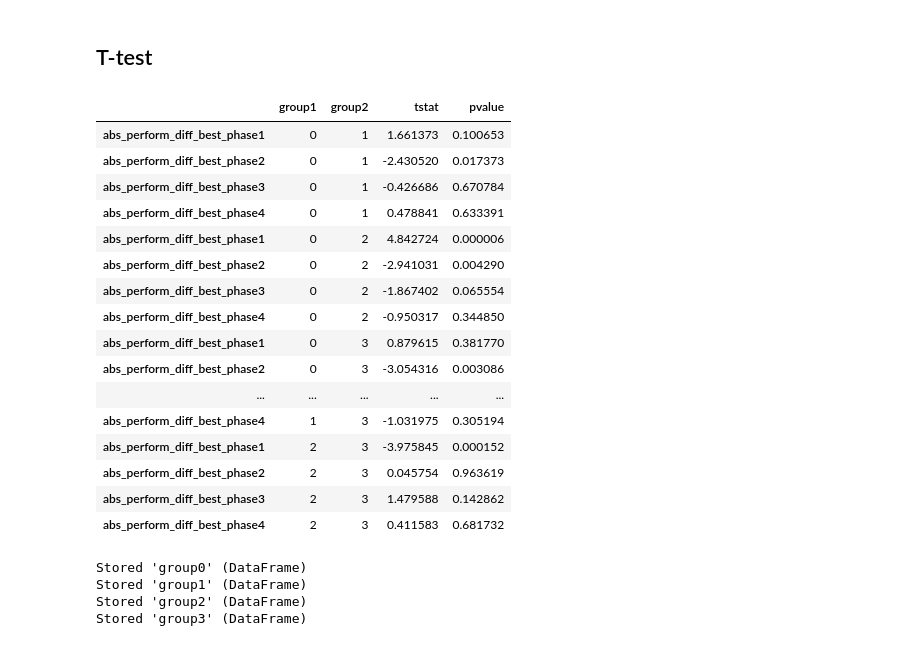
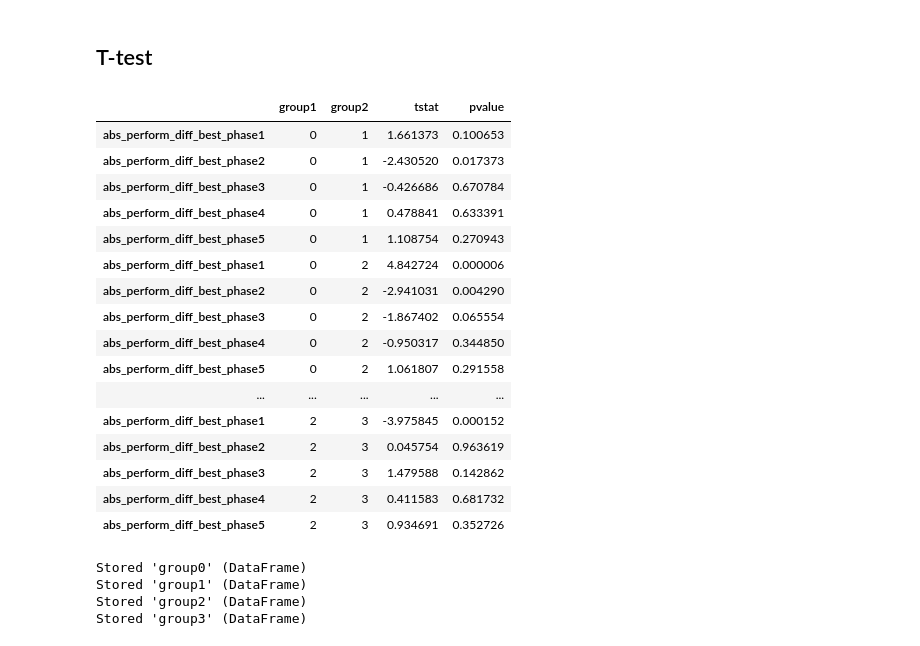
Before and after one commit to ironhacks/spring-2017-analysis, a Jupyter notebook: spring-2017/script/analysis/8-Distance-From-Best-Performance.ipynb, the cells around one changed output. Cells and saved outputs as stored; diff of their text form; code cells hidden in the pictures.

```diff
--- a/spring-2017/script/analysis/8-Distance-From-Best-Performance.ipynb
+++ b/spring-2017/script/analysis/8-Distance-From-Best-Performance.ipynb
@@ -68,6 +68,14 @@ bogota_final['perform_diff_best_phase1'] = bogota_final['total-phase1'] - bogota
 bogota_final['perform_diff_best_phase2'] = bogota_final['total-phase2'] - bogota_final['total-max-phase2']
 bogota_final['perform_diff_best_phase3'] = bogota_final['total-phase3'] - bogota_final['total-max-phase3']
 bogota_final['perform_diff_best_phase4'] = bogota_final['total-phase4'] - bogota_final['total-max-phase4']
+bogota_final['perform_diff_best_phase5'] = bogota_final['total-phase5'] - bogota_final['total-max-phase5']
+
+
+bogota_final = bogota_final[bogota_final['perform_diff_best_phase1'] != bogota_final['total-max-phase1']]
+bogota_final = bogota_final[bogota_final['perform_diff_best_phase2'] != bogota_final['total-max-phase2']]
+bogota_final = bogota_final[bogota_final['perform_diff_best_phase3'] != bogota_final['total-max-phase3']]
+bogota_final = bogota_final[bogota_final['perform_diff_best_phase4'] != bogota_final['total-max-phase4']]
+bogota_final = bogota_final[bogota_final['perform_diff_best_phase5'] != bogota_final['total-max-phase5']]
 # %%
 # see how the overall dataframe looks like
 
@@ -135,6 +143,7 @@ bogota_final['abs_perform_diff_best_phase1'] = bogota_final['perform_diff_best_p
 bogota_final['abs_perform_diff_best_phase2'] = bogota_final['perform_diff_best_phase2'].abs()
 bogota_final['abs_perform_diff_best_phase3'] = bogota_final['perform_diff_best_phase3'].abs()
 bogota_final['abs_perform_diff_best_phase4'] = bogota_final['perform_diff_best_phase4'].abs()
+bogota_final['abs_perform_diff_best_phase5'] = bogota_final['perform_diff_best_phase5'].abs()
 # %%
 sns.displot(x='abs_perform_diff_best_phase1', data=bogota_final, hue="group", col="group", kde=True)
 # %% [output]
@@ -442,47 +451,47 @@ plt.legend(bbox_to_anchor=(1.5, 1),
 from itertools import combinations
 from scipy import stats as st
 
-df = bogota_final[['Group','abs_perform_diff_best_phase1','abs_perform_diff_best_phase2', 'abs_perform_diff_best_phase3' , 'abs_perform_diff_best_phase4'  ]]
+df = bogota_final[['Group','abs_perform_diff_best_phase1','abs_perform_diff_best_phase2', 'abs_perform_diff_best_phase3' , 'abs_perform_diff_best_phase4', 'abs_perform_diff_best_phase5'  ]]
 
 def all_pairwise(df, compare_col = 'Group'):
     decade_pairs = [(i,j) for i, j in combinations(df[compare_col].unique().tolist(), 2)]
     # or add a list of colnames to function signature
     cols = list(df.columns)
     cols.remove(compare_col)
     list_of_dfs = []
     for pair in decade_pairs:
         for col in cols:
             c1 = df[df[compare_col] == pair[0]][col]
             c2 = df[df[compare_col] == pair[1]][col]
             results = st.ttest_ind(c1, c2, nan_policy='omit')
             tmp = pd.DataFrame({'group1': pair[0],
                                 'group2': pair[1],
                                 'tstat': results.statistic,
                                 'pvalue': results.pvalue}, index = [col])
             list_of_dfs.append(tmp)
     df_stats = pd.concat(list_of_dfs)
     return df_stats
 
 df_stats = all_pairwise(df)
 df_stats
 # %% [output]
 |  | group1 | group2 | tstat | pvalue |
 | abs_perform_diff_best_phase1 | 0 | 1 | 1.661373 | 0.100653 |
 | abs_perform_diff_best_phase2 | 0 | 1 | -2.430520 | 0.017373 |
 | abs_perform_diff_best_phase3 | 0 | 1 | -0.426686 | 0.670784 |
 | abs_perform_diff_best_phase4 | 0 | 1 | 0.478841 | 0.633391 |
+| abs_perform_diff_best_phase5 | 0 | 1 | 1.108754 | 0.270943 |
 | abs_perform_diff_best_phase1 | 0 | 2 | 4.842724 | 0.000006 |
 | abs_perform_diff_best_phase2 | 0 | 2 | -2.941031 | 0.004290 |
 | abs_perform_diff_best_phase3 | 0 | 2 | -1.867402 | 0.065554 |
 | abs_perform_diff_best_phase4 | 0 | 2 | -0.950317 | 0.344850 |
-| abs_perform_diff_best_phase1 | 0 | 3 | 0.879615 | 0.381770 |
-| abs_perform_diff_best_phase2 | 0 | 3 | -3.054316 | 0.003086 |
+| abs_perform_diff_best_phase5 | 0 | 2 | 1.061807 | 0.291558 |
 | ... | ... | ... | ... | ... |
-| abs_perform_diff_best_phase4 | 1 | 3 | -1.031975 | 0.305194 |
 | abs_perform_diff_best_phase1 | 2 | 3 | -3.975845 | 0.000152 |
 | abs_perform_diff_best_phase2 | 2 | 3 | 0.045754 | 0.963619 |
 | abs_perform_diff_best_phase3 | 2 | 3 | 1.479588 | 0.142862 |
 | abs_perform_diff_best_phase4 | 2 | 3 | 0.411583 | 0.681732 |
+| abs_perform_diff_best_phase5 | 2 | 3 | 0.934691 | 0.352726 |
 # %%
 # store variables to be retrieved in correlation charts
 
```
Also changed, not shown: parts of 4 cells of this notebook, 3 other files.
